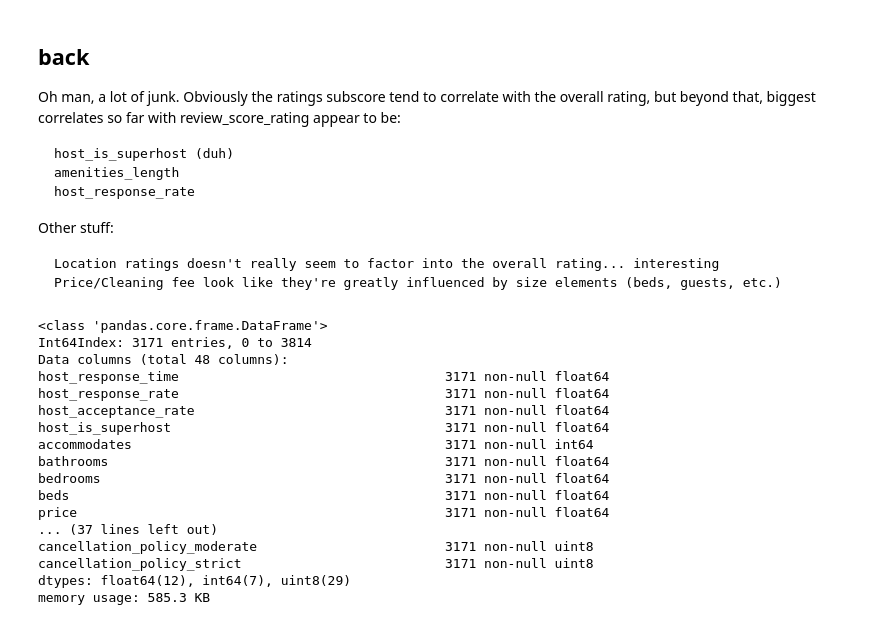
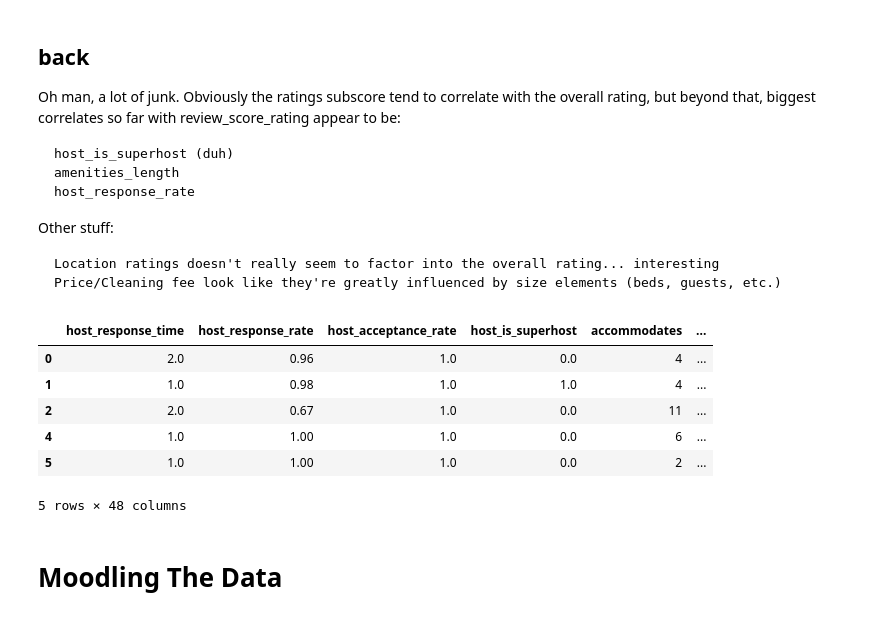
Before and after one commit to Jaouadeddadsi/Seattle-Airbnb-Open-Data, a Jupyter notebook: generate_higher_ratings.ipynb, the cells around one changed output. Saved outputs shown, nothing was run; the diff lists cells and outputs as text; code cells hidden in the pictures.

Commit message:
Clean the data for modeling

```diff
--- a/generate_higher_ratings.ipynb
+++ b/generate_higher_ratings.ipynb
@@ -375,22 +375,14 @@ df_model = df.loc[:,('host_response_time',
 #Convert categorical fields to dummy variables
 df_model = pd.get_dummies(df_model, columns=['neighbourhood_group_cleansed', 'property_type', 'room_type', 'bed_type', 'cancellation_policy'])
 # %%
-df_model.info()
+df_model.head()
 # %% [output]
+|  | host_response_time | host_response_rate | host_acceptance_rate | host_is_superhost | accommodates | ... |
+| 0 | 2.0 | 0.96 | 1.0 | 0.0 | 4 | ... |
+| 1 | 1.0 | 0.98 | 1.0 | 1.0 | 4 | ... |
+| 2 | 2.0 | 0.67 | 1.0 | 0.0 | 11 | ... |
+| 4 | 1.0 | 1.00 | 1.0 | 0.0 | 6 | ... |
+| 5 | 1.0 | 1.00 | 1.0 | 0.0 | 2 | ... |
-<class 'pandas.core.frame.DataFrame'>
-Int64Index: 3171 entries, 0 to 3814
-Data columns (total 48 columns):
-host_response_time                                  3171 non-null float64
-host_response_rate                                  3171 non-null float64
-host_acceptance_rate                                3171 non-null float64
-host_is_superhost                                   3171 non-null float64
-accommodates                                        3171 non-null int64
-bathrooms                                           3171 non-null float64
-bedrooms                                            3171 non-null float64
-beds                                                3171 non-null float64
-price                                               3171 non-null float64
-... (37 lines left out)
-cancellation_policy_moderate                        3171 non-null uint8
-cancellation_policy_strict                          3171 non-null uint8
-dtypes: float64(12), int64(7), uint8(29)
-memory usage: 585.3 KB
+5 rows × 48 columns
+# %% [markdown]
+# Moodling The Data
```
